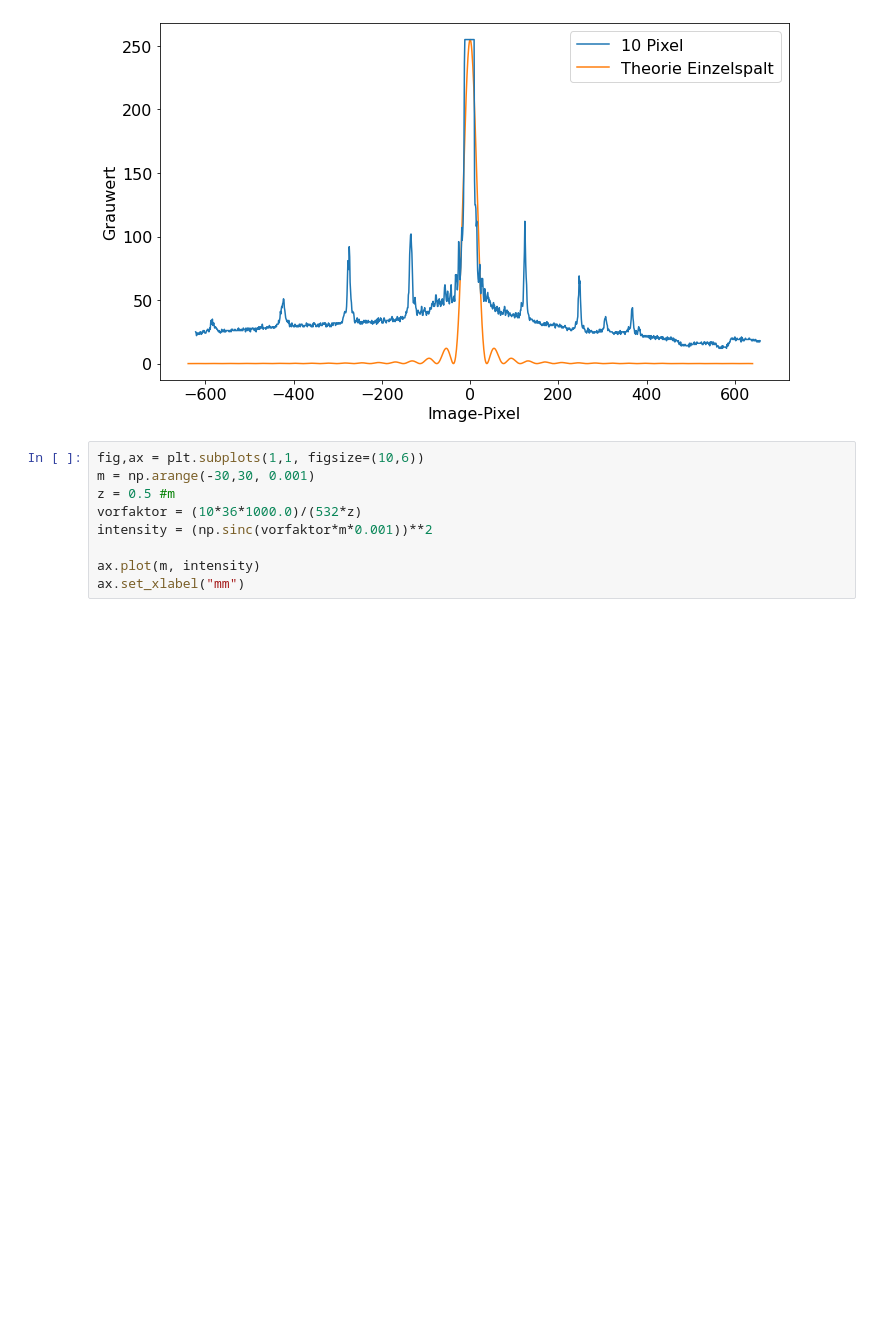
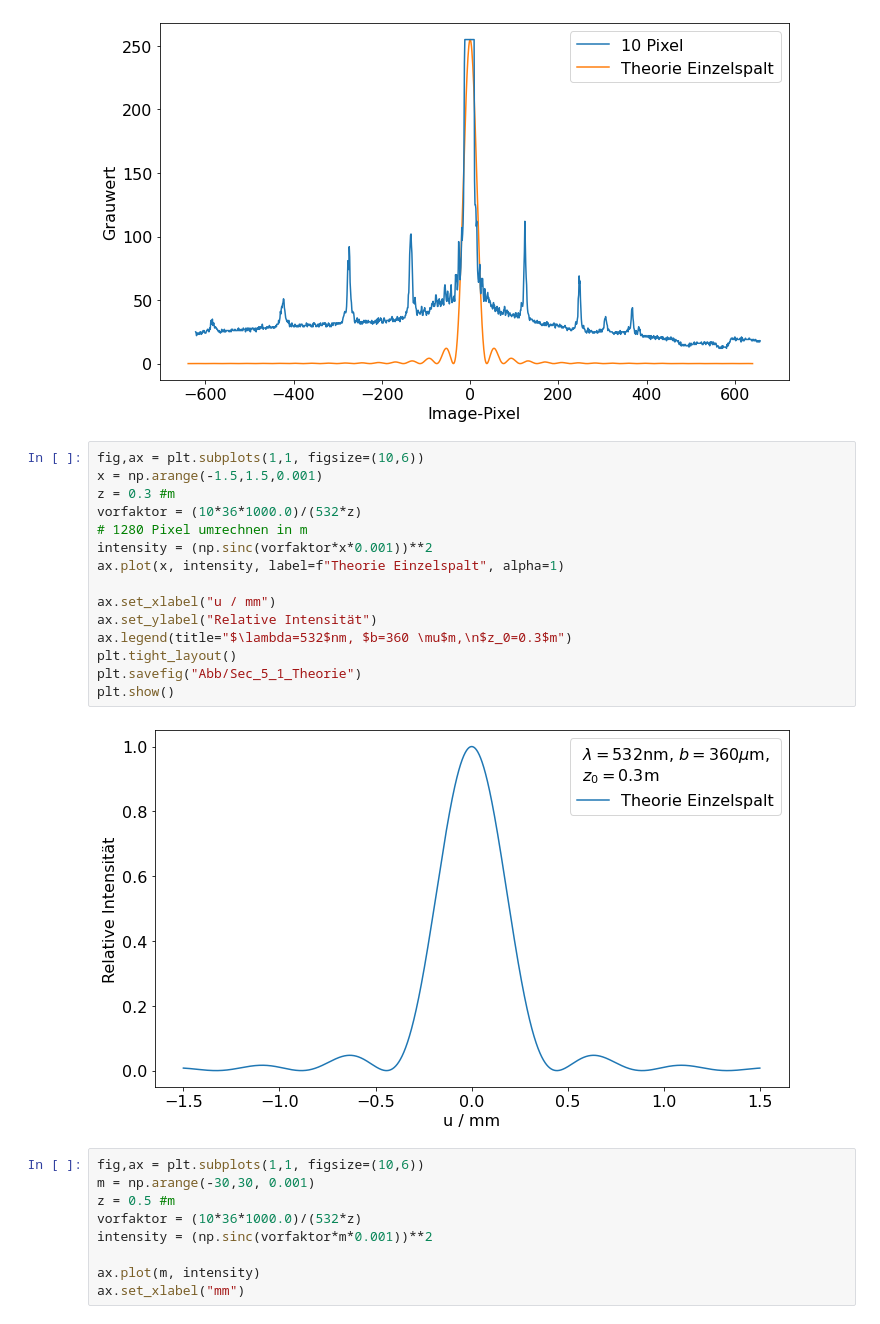
Before and after one commit to T1mors/FPR, a Jupyter notebook: 1 Fourieroptik/Sec5.ipynb, the cells around one changed output. Cells and saved outputs as stored; diff of their text form; blank space fills up the shorter version.

Commit message:
Einzelspalt fertige Abbildungen

```diff
--- a/1 Fourieroptik/Sec5.ipynb
+++ b/1 Fourieroptik/Sec5.ipynb
@@ -80,6 +80,23 @@ plt.savefig("Abb/Sec_5_1_Theorievergleich")
 plt.show()
 # %% [output]
 [figure]
+# %%
+fig,ax = plt.subplots(1,1, figsize=(10,6))
+x = np.arange(-1.5,1.5,0.001)
+z = 0.3 #m
+vorfaktor = (10*36*1000.0)/(532*z)
+# 1280 Pixel umrechnen in m
+intensity = (np.sinc(vorfaktor*x*0.001))**2
+ax.plot(x, intensity, label=f"Theorie Einzelspalt", alpha=1)
+
+ax.set_xlabel("u / mm")
+ax.set_ylabel("Relative Intensität")
+ax.legend(title="$\lambda=532$nm, $b=360 \mu$m,\n$z_0=0.3$m")
+plt.tight_layout()
+plt.savefig("Abb/Sec_5_1_Theorie")
+plt.show()
+# %% [output]
+[figure, added]
 # %%
 fig,ax = plt.subplots(1,1, figsize=(10,6))
 m = np.arange(-30,30, 0.001)
```
Also changed, not shown: parts of 1 cell of this notebook, 3 other files.
